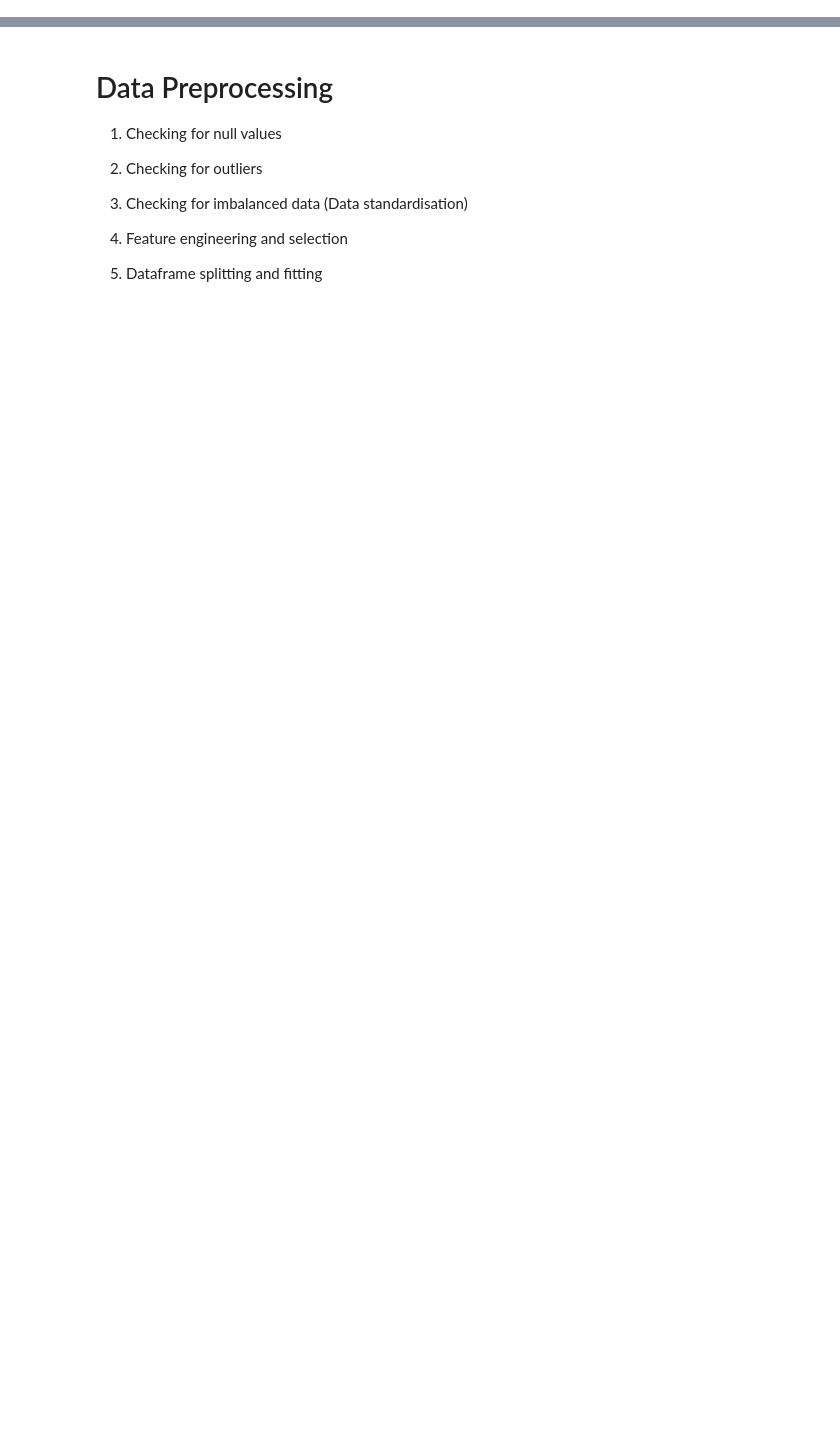
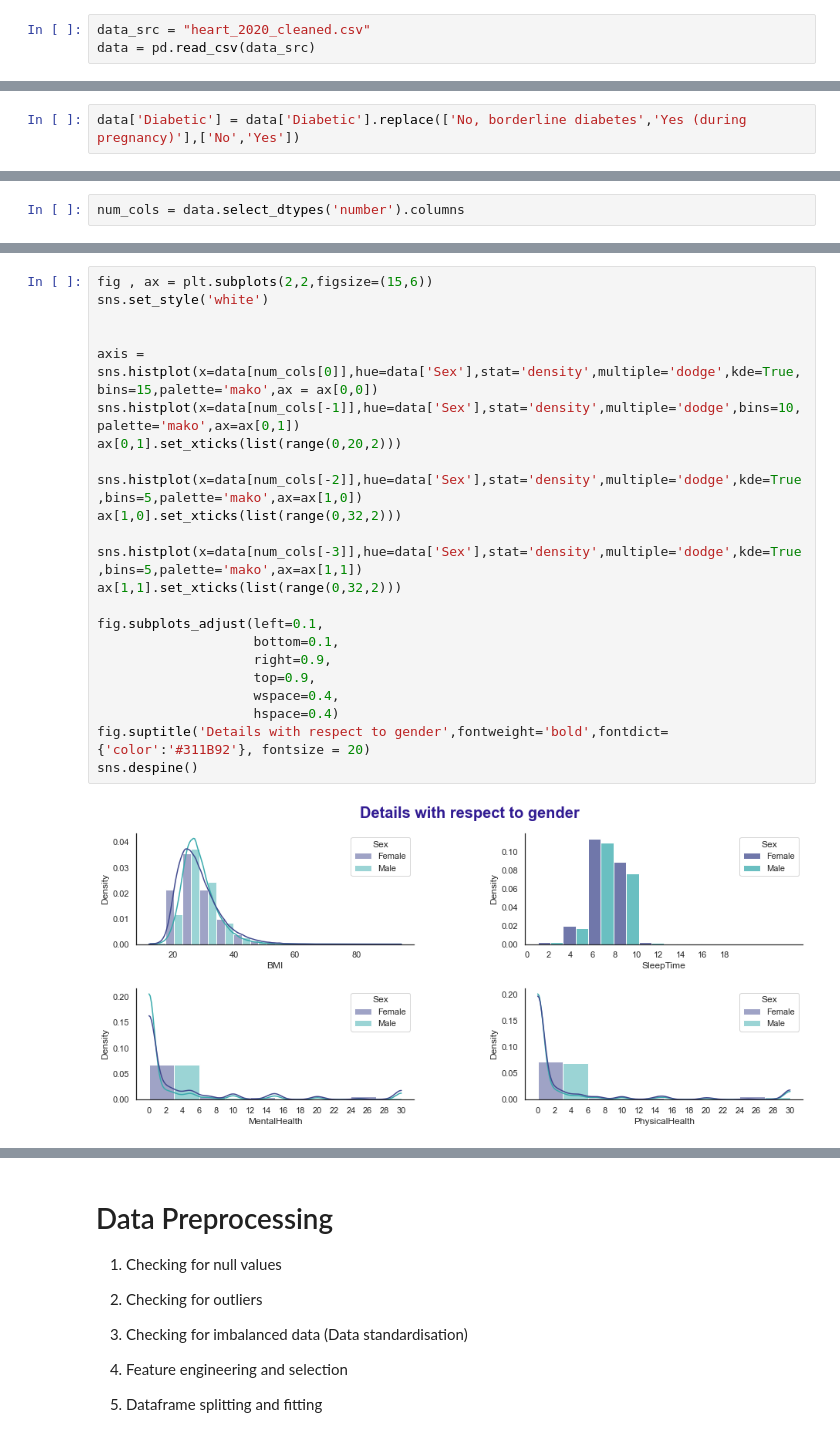
Before and after one commit to ahmedelsayed968/ML-Project, a Jupyter notebook: data analysis/Data Preprocessing & Modeling.ipynb, the cells around one changed output, grey strips where cells are left out. Cells and saved outputs as stored; diff of their text form; blank space fills up the shorter version.

```diff
--- a/data analysis/Data Preprocessing & Modeling.ipynb
+++ b/data analysis/Data Preprocessing & Modeling.ipynb
@@ -31,0 +17,3 @@ df
+# %%
+data_src = "heart_2020_cleaned.csv"
+data = pd.read_csv(data_src)
@@ -31,0 +224,2 @@ df
+# %%
+data['Diabetic'] = data['Diabetic'].replace(['No, borderline diabetes','Yes (during pregnancy)'],['No','Yes'])
@@ -31,0 +254,2 @@ df
+# %%
+num_cols = data.select_dtypes('number').columns
@@ -31,0 +447,25 @@ df
+# %%
+fig , ax = plt.subplots(2,2,figsize=(15,6))
+sns.set_style('white')
+
+
+axis = sns.histplot(x=data[num_cols[0]],hue=data['Sex'],stat='density',multiple='dodge',kde=True,bins=15,palette='mako',ax = ax[0,0])
+sns.histplot(x=data[num_cols[-1]],hue=data['Sex'],stat='density',multiple='dodge',bins=10,palette='mako',ax=ax[0,1])
+ax[0,1].set_xticks(list(range(0,20,2)))
+
+sns.histplot(x=data[num_cols[-2]],hue=data['Sex'],stat='density',multiple='dodge',kde=True,bins=5,palette='mako',ax=ax[1,0])
+ax[1,0].set_xticks(list(range(0,32,2)))
+
+sns.histplot(x=data[num_cols[-3]],hue=data['Sex'],stat='density',multiple='dodge',kde=True,bins=5,palette='mako',ax=ax[1,1])
+ax[1,1].set_xticks(list(range(0,32,2)))
+
+fig.subplots_adjust(left=0.1,
+                    bottom=0.1,
+                    right=0.9,
+                    top=0.9,
+                    wspace=0.4,
+                    hspace=0.4)
+fig.suptitle('Details with respect to gender',fontweight='bold',fontdict={'color':'#311B92'}, fontsize = 20)
+sns.despine()
+# %% [output]
+[figure, added]
```
Also changed, not shown: parts of 328 cells of this notebook, 1 other file.
